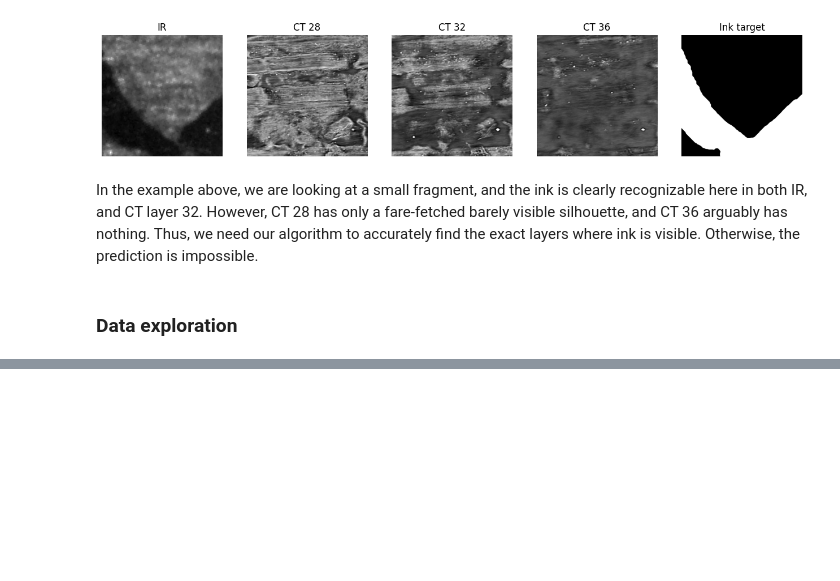
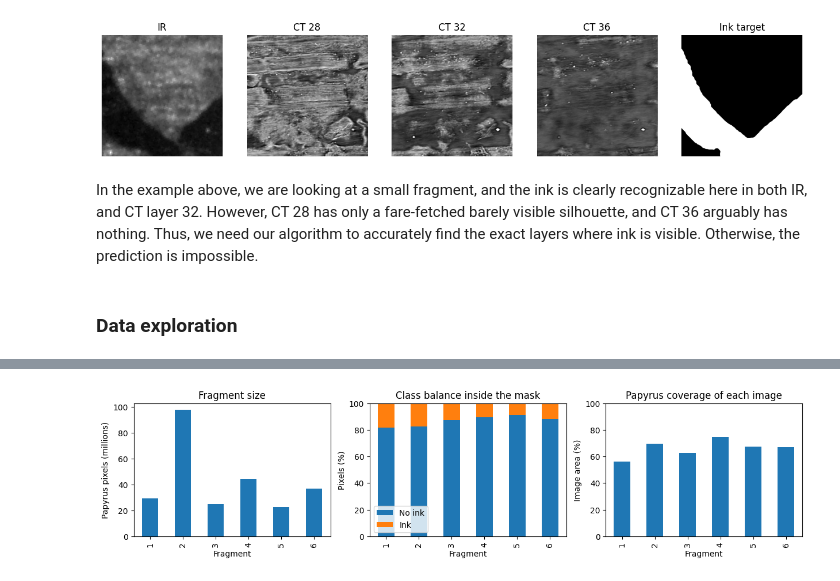
Before and after one commit to TTPO100AJIEX/MLDM-Project, a Jupyter notebook: 01_DataExporation.ipynb, the cells around one changed output, grey strips where cells are left out. Cells and saved outputs as stored; diff of their text form; code cells hidden in the pictures; blank space fills up the shorter version.

```diff
--- a/01_DataExporation.ipynb
+++ b/01_DataExporation.ipynb
@@ -89,3 +89,26 @@ plt.show()
 In the example above, we are looking at a small fragment, and the ink is clearly recognizable here in both IR, and CT layer 32. However, CT 28 has only a fare-fetched barely visible silhouette, and CT 36 arguably has nothing. Thus, we need our algorithm to accurately find the exact layers where ink is visible. Otherwise, the prediction is impossible.
 # %% [markdown]
 ### Data exploration
+# %%
+import pandas
+
+summary = []
+for fragment in range(1, 7):
+    mask = numpy.array(PIL.Image.open(f"{root}/Frag{fragment}/mask.png"))
+    ink = numpy.array(PIL.Image.open(f"{root}/Frag{fragment}/inklabels.png"))
+    assert mask.shape == ink.shape
+
+    papyrus_pixels = numpy.count_nonzero(mask)
+    ink_pixels = numpy.count_nonzero(mask & ink)
+    summary.append({
+        "fragment": fragment,
+        "height": mask.shape[0],
+        "width": mask.shape[1],
+        "papyrus_pixels (mil.)": papyrus_pixels / 1e6,
+        "ink_pixels (mil.)": ink_pixels / 1e6,
+        "mask_coverage": papyrus_pixels / mask.size,
+        "ink_fraction": ink_pixels / papyrus_pixels,
+    })
+
+summary = pandas.DataFrame(summary).set_index("fragment")
+summary.round(3)
@@ -91,0 +124,15 @@ In the example above, we are looking at a small fragment, and the ink is clearly
+# %%
+fig, axes = plt.subplots(1, 3, figsize=(15, 3))
+
+summary["papyrus_pixels (mil.)"].plot.bar(ax=axes[0])
+axes[0].set(title="Fragment size", xlabel="Fragment", ylabel="Papyrus pixels (millions)")
+
+balance = pd.DataFrame({"No ink": 1 - summary["ink_fraction"], "Ink": summary["ink_fraction"]})
+balance.mul(100).plot.bar(stacked=True, ax=axes[1])
+axes[1].set(title="Class balance inside the mask", xlabel="Fragment", ylabel="Pixels (%)", ylim=(0, 100))
+
+summary["mask_coverage"].mul(100).plot.bar(ax=axes[2])
+axes[2].set(title="Papyrus coverage of each image", xlabel="Fragment", ylabel="Image area (%)", ylim=(0, 100))
+plt.show()
+# %% [output]
+[figure, added]
```
Also changed, not shown: parts of 3 cells of this notebook.
